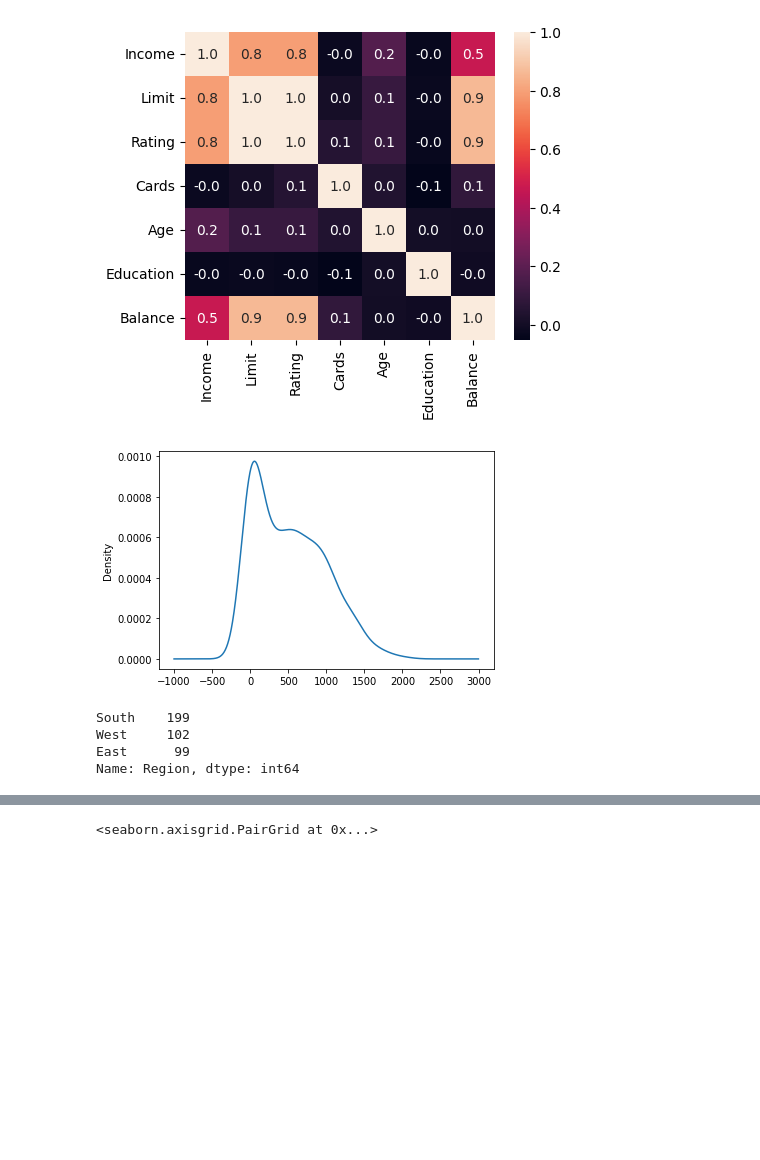
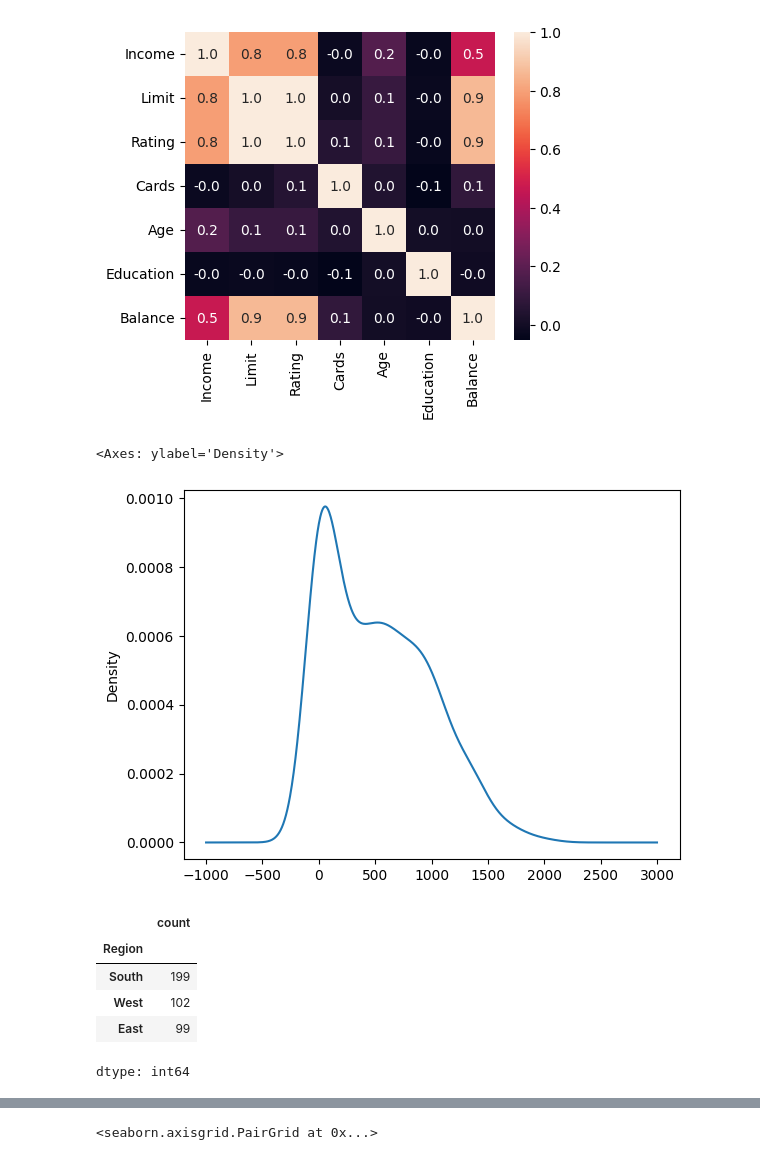
Before and after one commit to Yagut21/Data-Science, a Jupyter notebook: Homework2.ipynb, the cells around one changed output, grey strips where cells are left out. Cells and saved outputs as stored; diff of their text form; code cells hidden in the pictures; blank space fills up the shorter version.

```diff
--- a/Homework2.ipynb
+++ b/Homework2.ipynb
@@ -66,14 +66,19 @@ plt.show()
 [figure]
 # %%
 #Q6-Plot the density distribution of Balance
+income['Balance'].plot(kind='density')
 # %% [output]
+<Axes: ylabel='Density'>
-[figure, old version]
+[figure, new version]
 # %%
 #Q7-Count the frequency values of each Region
+income['Region'].value_counts()
 # %% [output]
+|  | count |
+| Region |  |
+| South | 199 |
+| West | 102 |
+| East | 99 |
-South    199
-West     102
-East      99
-Name: Region, dtype: int64
+dtype: int64
 # %%
 #Q8-List Percentage of  the Married people
```
Also changed, not shown: parts of 8 cells of this notebook.
